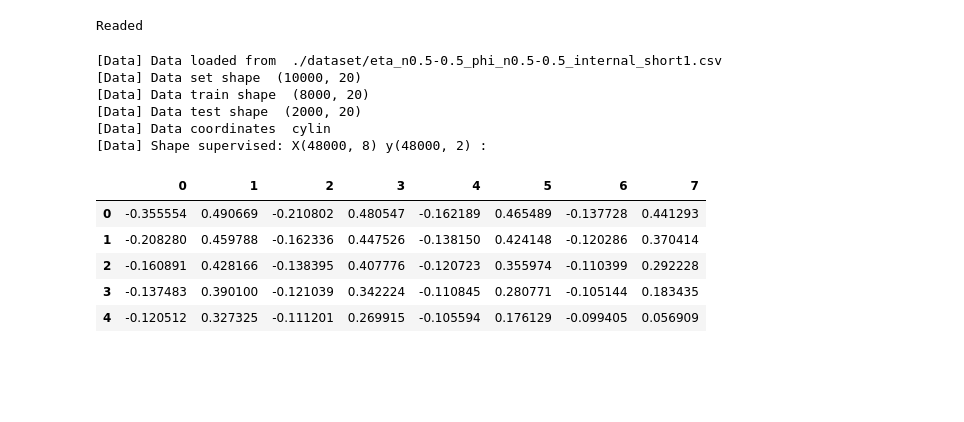
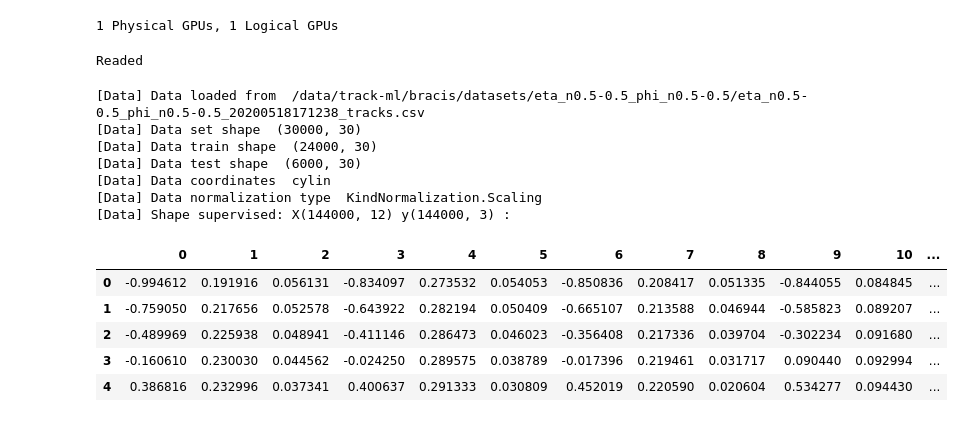
Before and after one commit to stonescenter/track-ml, a Jupyter notebook: main_train.ipynb, the cells around one changed output. Cells and saved outputs as stored; diff of their text form; code cells hidden in the pictures; blank space fills up the shorter version.

```diff
--- a/main_train.ipynb
+++ b/main_train.ipynb
@@ -8,13 +8,15 @@ if gpus:
     # Currently, memory growth needs to be the same across GPUs
     for gpu in gpus:
         tf.config.experimental.set_memory_growth(gpu, True)
-        tf.config.experimental.set_virtual_device_configuration(gpu,
-        [tf.config.experimental.VirtualDeviceConfiguration(memory_limit=4096)])
+        #tf.config.experimental.set_virtual_device_configuration(gpu,
+        #[tf.config.experimental.VirtualDeviceConfiguration(memory_limit=4096)])
     logical_gpus = tf.config.experimental.list_logical_devices('GPU')
     print(len(gpus), "Physical GPUs,", len(logical_gpus), "Logical GPUs")
   except RuntimeError as e:
     # Memory growth must be set before GPUs have been initialized
     print(e)
+# %% [output]
+1 Physical GPUs, 1 Logical GPUs
 # %%
 import sys
 import os
@@ -60,10 +62,11 @@ def manage_models(config):
     return model
 # %%
 # reading config file
-# load configurations of model and others
+# load differents configurations
 #configs = json.load(open('config_lstm_parallel_internal.json', 'r'))
+configs = json.load(open('config_lstm_parallel_internal_all.json', 'r'))
 #configs = json.load(open('config_mlp_gaussian.json', 'r'))
-configs = json.load(open('config_lstm_gaussian.json', 'r'))
+#configs = json.load(open('config_lstm_gaussian.json', 'r'))
 
 
 # create defaults dirs
@@ -119,28 +122,29 @@ Readed
 # %%
 # prepare data set
 if type_norm == "zscore":
     kind_norm = KindNormalization.Zscore
 elif type_norm == "maxmin":
     kind_norm = KindNormalization.Scaling
 data = Dataset(data_file, split, cylindrical, num_hits, kind_norm, points_3d=points_3d)
 
 X_train, y_train = data.get_training_data(n_hit_in=time_steps, n_hit_out=1,
-                             n_features=2, normalise=normalise)
+                             n_features=n_features, normalise=normalise)
 
 print('[Data] Shape supervised: X%s y%s :' % (X_train.shape, y_train.shape))
 X_train.head()
 # %% [output]
-[Data] Data loaded from  ./dataset/eta_n0.5-0.5_phi_n0.5-0.5_internal_short1.csv
-[Data] Data set shape  (10000, 20)
-[Data] Data train shape  (8000, 20)
-[Data] Data test shape  (2000, 20)
+[Data] Data loaded from  /data/track-ml/bracis/datasets/eta_n0.5-0.5_phi_n0.5-0.5/eta_n0.5-0.5_phi_n0.5-0.5_20200518171238_tracks.csv
+[Data] Data set shape  (30000, 30)
+[Data] Data train shape  (24000, 30)
+[Data] Data test shape  (6000, 30)
 [Data] Data coordinates  cylin
-[Data] Shape supervised: X(48000, 8) y(48000, 2) :
+[Data] Data normalization type  KindNormalization.Scaling
+[Data] Shape supervised: X(144000, 12) y(144000, 3) :
-|  | 0 | 1 | 2 | 3 | 4 | 5 | 6 | 7 |
-| 0 | -0.355554 | 0.490669 | -0.210802 | 0.480547 | -0.162189 | 0.465489 | -0.137728 | 0.441293 |
-| 1 | -0.208280 | 0.459788 | -0.162336 | 0.447526 | -0.138150 | 0.424148 | -0.120286 | 0.370414 |
-| 2 | -0.160891 | 0.428166 | -0.138395 | 0.407776 | -0.120723 | 0.355974 | -0.110399 | 0.292228 |
-| 3 | -0.137483 | 0.390100 | -0.121039 | 0.342224 | -0.110845 | 0.280771 | -0.105144 | 0.183435 |
-| 4 | -0.120512 | 0.327325 | -0.111201 | 0.269915 | -0.105594 | 0.176129 | -0.099405 | 0.056909 |
+|  | 0 | 1 | 2 | 3 | 4 | 5 | 6 | 7 | 8 | 9 | 10 | ... |
+| 0 | -0.994612 | 0.191916 | 0.056131 | -0.834097 | 0.273532 | 0.054053 | -0.850836 | 0.208417 | 0.051335 | -0.844055 | 0.084845 | ... |
+| 1 | -0.759050 | 0.217656 | 0.052578 | -0.643922 | 0.282194 | 0.050409 | -0.665107 | 0.213588 | 0.046944 | -0.585823 | 0.089207 | ... |
+| 2 | -0.489969 | 0.225938 | 0.048941 | -0.411146 | 0.286473 | 0.046023 | -0.356408 | 0.217336 | 0.039704 | -0.302234 | 0.091680 | ... |
+| 3 | -0.160610 | 0.230030 | 0.044562 | -0.024250 | 0.289575 | 0.038789 | -0.017396 | 0.219461 | 0.031717 | 0.090440 | 0.092994 | ... |
+| 4 | 0.386816 | 0.232996 | 0.037341 | 0.400637 | 0.291333 | 0.030809 | 0.452019 | 0.220590 | 0.020604 | 0.534277 | 0.094430 | ... |
 # %%
 if normalise:
```
Also changed, not shown: parts of 8 cells of this notebook, 2 other files.
